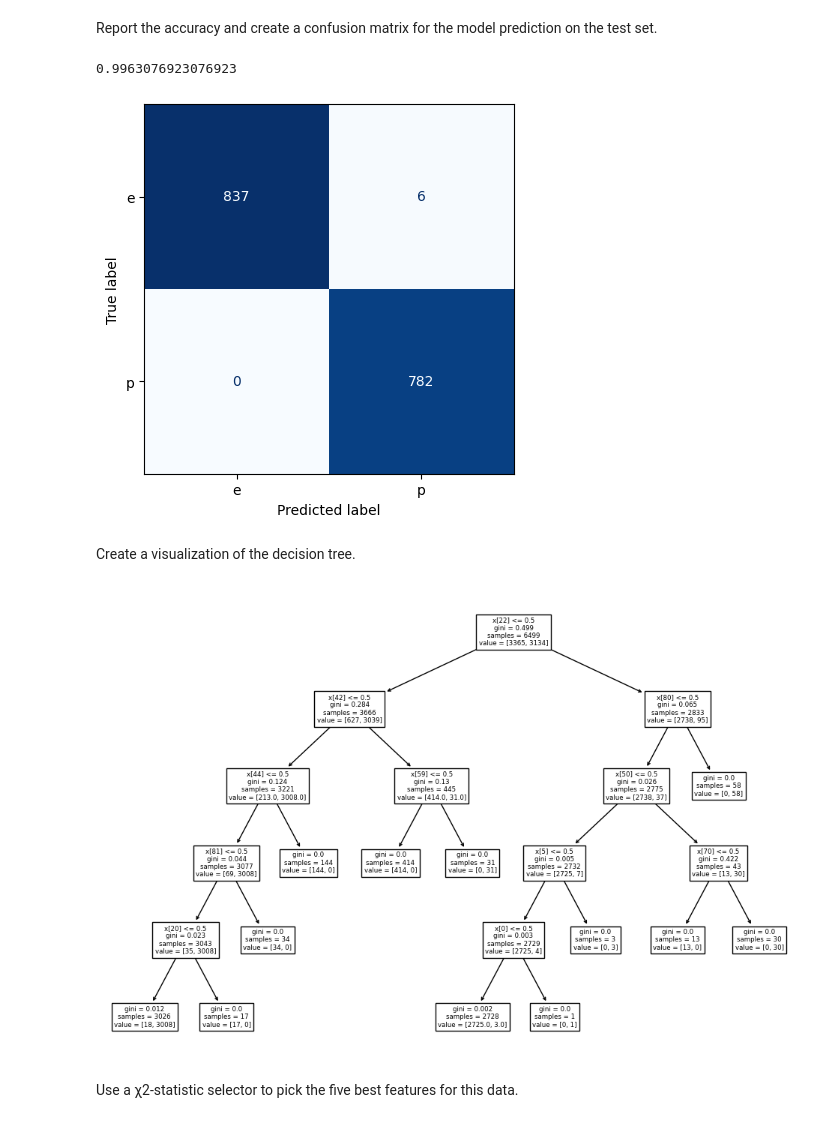
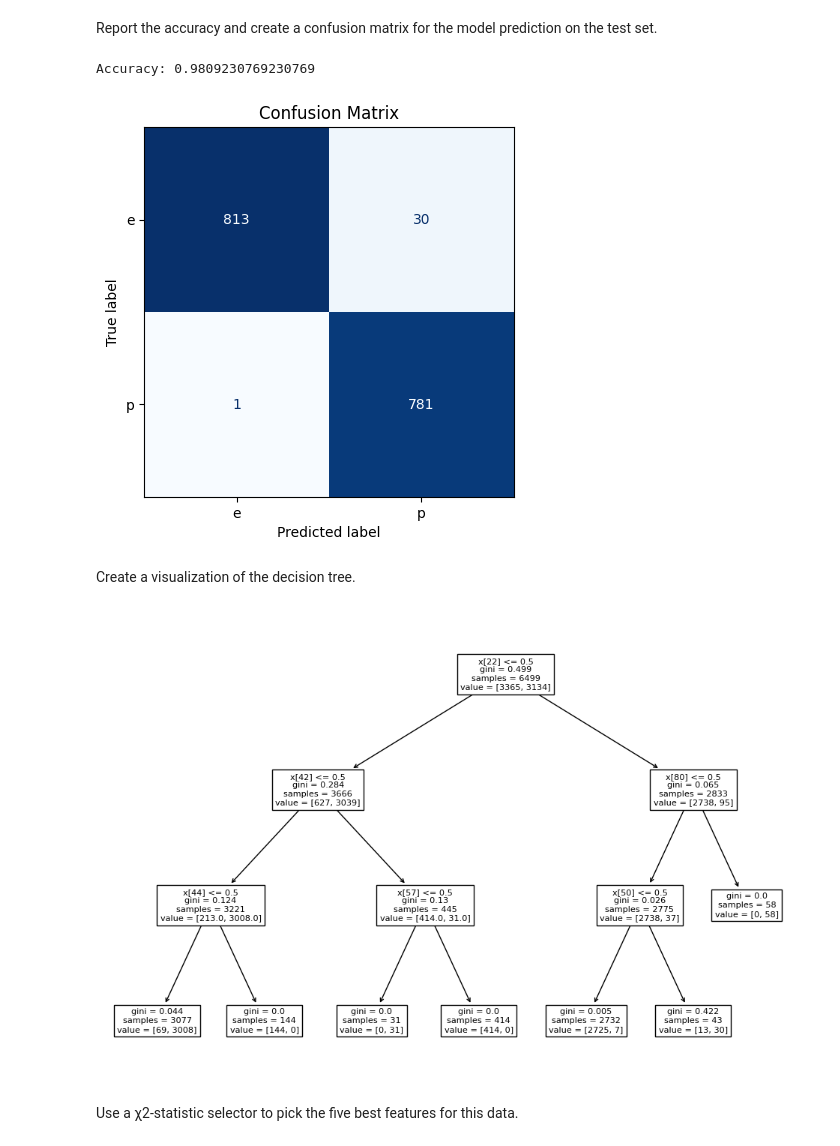
Before and after one commit to biswajit-bellevue/DSC550, a Jupyter notebook: SharmaDSC550Week7.ipynb, the cells around one changed output. Saved outputs shown, nothing was run; the diff lists cells and outputs as text; code cells hidden in the pictures.

```diff
--- a/SharmaDSC550Week7.ipynb
+++ b/SharmaDSC550Week7.ipynb
@@ -314,20 +322,20 @@ Convert the categorical features (all of them) to dummy variables.
 target = "class"
 features = [cols for cols in df.columns if cols != "class"]
 # %%
-# using pandas get_dummies to convert categorical features to dummy variables
-df_dummies = pd.get_dummies(df.loc[0:, features], dtype="int", drop_first=True)
+# using pandas get_dummies to convert categorical features to dummy variables dropping first dummy variable to prevent multicollinearily
+df_feature_with_dummies = pd.get_dummies(df.loc[0:, features], dtype="int", drop_first=True)
 # %% [markdown]
 Split the data into a training and test set.
 # %%
 # using sklearn's train_test_split method to split the dataset
 features_train, features_test, target_train, target_test = train_test_split(
-    df_dummies, df[target], test_size=0.2, random_state=42
+    df_feature_with_dummies, df[target], test_size=0.2, random_state=42
 )
 # %% [markdown]
 Fit a decision tree classifier on the training set.
 # %%
 # decisision tree classifier
-decision_tree = DecisionTreeClassifier(max_depth=5)
+decision_tree = DecisionTreeClassifier(max_depth=3)
 # %%
 # fitting decision tree classifier to train set
 tree_model = decision_tree.fit(features_train, target_train)
@@ -338,18 +346,19 @@ Report the accuracy and create a confusion matrix for the model prediction on th
 target_predicted = tree_model.predict(features_test)
 # %%
 # calculate accuracy for test set
-accuracy_score(target_test, target_predicted)
+print(f"Accuracy: {accuracy_score(target_test, target_predicted)}")
 # %% [output]
-0.9963076923076923
+Accuracy: 0.9809230769230769
 # %%
 # plot confusion matrix using sklearn's ConfusionMatrixDisplay module
 ConfusionMatrixDisplay.from_predictions(target_test, target_predicted,
                                         display_labels=tree_model.classes_,
                                         colorbar=False,
                                         cmap="Blues")
+plt.title("Confusion Matrix")
 plt.show()
 # %% [output]
-[figure, old version]
+[figure, new version]
 # %% [markdown]
 Create a visualization of the decision tree.
 # %%
@@ -358,7 +367,7 @@ plt.figure(figsize=(12, 8))
 plot_tree(tree_model)
 plt.show()
 # %% [output]
-[figure, old version]
+[figure, new version]
 # %% [markdown]
 Use a χ2-statistic selector to pick the five best features for this data.
 # %%
```
Also changed, not shown: parts of 24 cells of this notebook, 2 other files.
